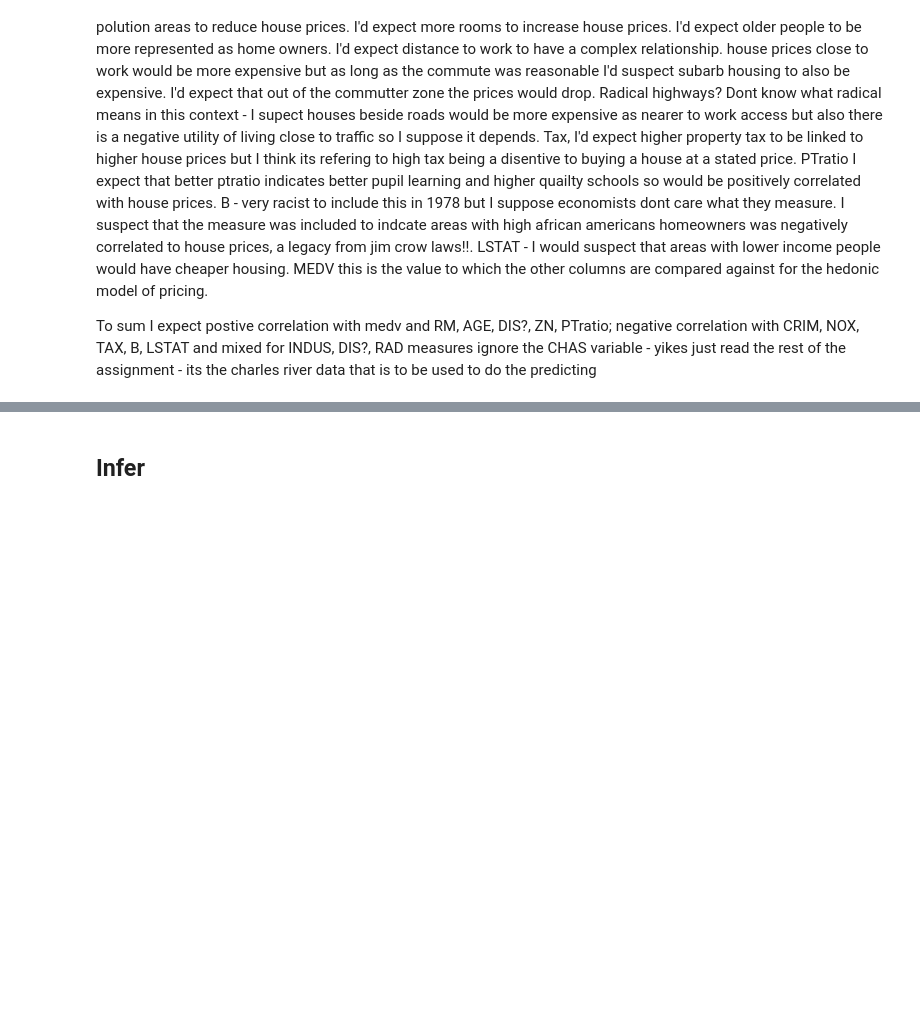
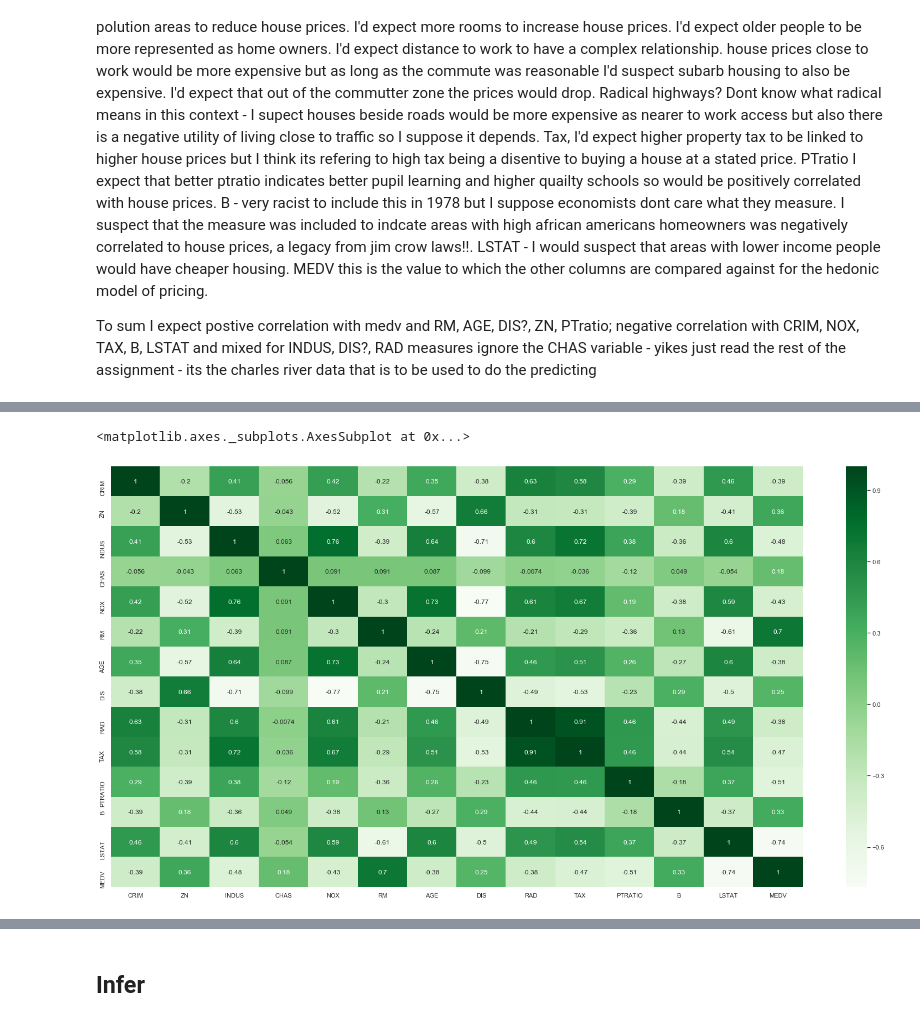
Before and after one commit to Osheah/boston-house-prices, a Jupyter notebook: boston-house-prices.ipynb, the cells around one changed output, grey strips where cells are left out. Saved outputs shown, nothing was run; the diff lists cells and outputs as text; code cells hidden in the pictures; blank space fills up the shorter version.

```diff
--- a/boston-house-prices.ipynb
+++ b/boston-house-prices.ipynb
@@ -269,0 +357,6 @@ ignore the CHAS variable  - yikes just read the rest of the assignment - its the
+# %%
+plt.figure(figsize=(28,14))
+sns.heatmap(df.corr(),cmap='Greens',annot=True)
+# %% [output]
+<matplotlib.axes._subplots.AxesSubplot at 0x...>
+[figure, added]
```
Also changed, not shown: parts of 39 cells of this notebook.
